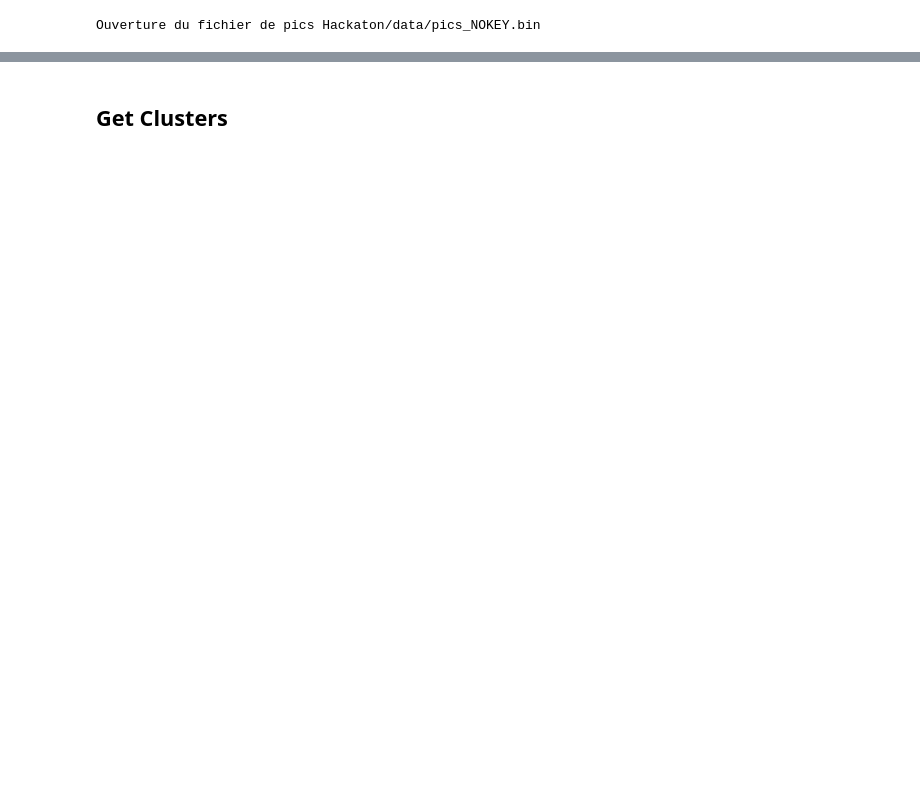
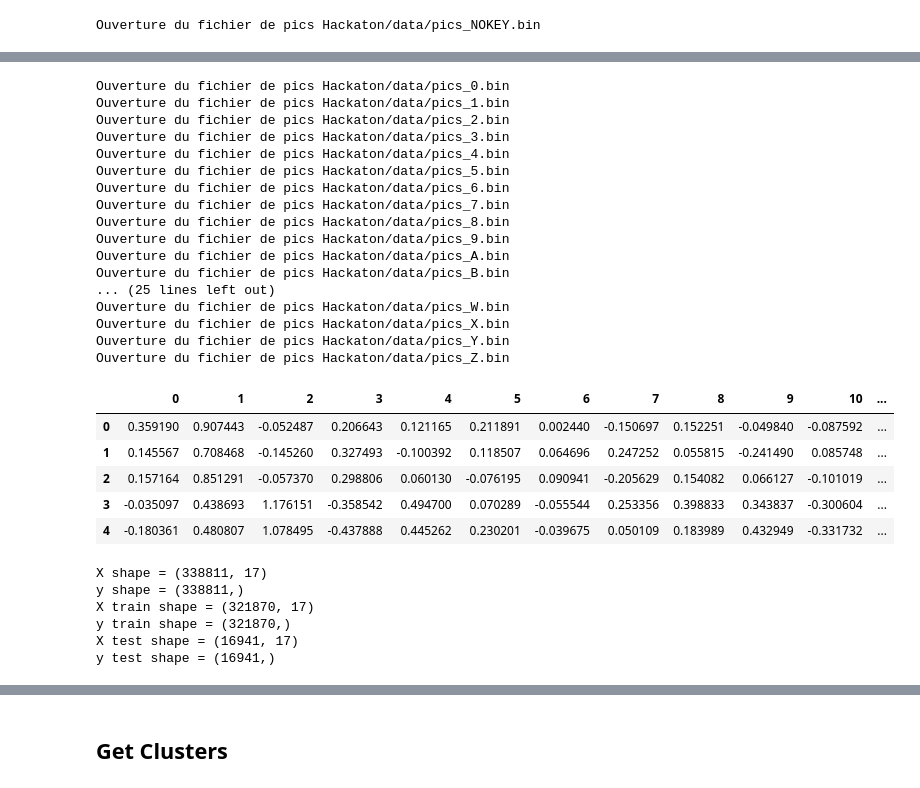
Before and after one commit to Craizox/hackathon, a Jupyter notebook: Hackathon.ipynb, the cells around one changed output, grey strips where cells are left out. Drawn from its saved outputs; the diff is of its cells as text; code cells hidden in the pictures; blank space fills up the shorter version.

```diff
--- a/Hackathon.ipynb
+++ b/Hackathon.ipynb
@@ -72,2 +42,69 @@ Ouverture du fichier de pics Hackaton/data/pics_Z.bin
+# %%
+pics_name = os.listdir('Hackaton/data/')
+pics_name.remove('pics_LOGINMDP.bin')
+#pics_name.remove('pics_CTRL.bin')
+#ics_name.remove('pics_SHIFT.bin')
+pics_name.remove('pics_NOKEY.bin')
+data = dict()
+for i in range(17):
+    data[str(i)] = []
+data["name"] = []
+
+for pic_name in pics_name:
+    pics_key, info = get_pics_from_file(f'Hackaton/data/{pic_name}')
+    signal = np.array(pics_key) - noise
+    mean_dic[pic_name] = signal.mean(axis=0)
+    for pics in signal:
+        for i, pic in enumerate(pics):
+            data[str(i)].append(pic)
+        data["name"].append(pic_name)
+
+df = pd.DataFrame(data)
+df.head(5)
+# %% [output]
+Ouverture du fichier de pics Hackaton/data/pics_0.bin
+Ouverture du fichier de pics Hackaton/data/pics_1.bin
+Ouverture du fichier de pics Hackaton/data/pics_2.bin
+Ouverture du fichier de pics Hackaton/data/pics_3.bin
+Ouverture du fichier de pics Hackaton/data/pics_4.bin
+Ouverture du fichier de pics Hackaton/data/pics_5.bin
+Ouverture du fichier de pics Hackaton/data/pics_6.bin
+Ouverture du fichier de pics Hackaton/data/pics_7.bin
+Ouverture du fichier de pics Hackaton/data/pics_8.bin
+Ouverture du fichier de pics Hackaton/data/pics_9.bin
+Ouverture du fichier de pics Hackaton/data/pics_A.bin
+Ouverture du fichier de pics Hackaton/data/pics_B.bin
+... (25 lines left out)
+Ouverture du fichier de pics Hackaton/data/pics_W.bin
+Ouverture du fichier de pics Hackaton/data/pics_X.bin
+Ouverture du fichier de pics Hackaton/data/pics_Y.bin
+Ouverture du fichier de pics Hackaton/data/pics_Z.bin
+|  | 0 | 1 | 2 | 3 | 4 | 5 | 6 | 7 | 8 | 9 | 10 | ... |
+| 0 | 0.359190 | 0.907443 | -0.052487 | 0.206643 | 0.121165 | 0.211891 | 0.002440 | -0.150697 | 0.152251 | -0.049840 | -0.087592 | ... |
+| 1 | 0.145567 | 0.708468 | -0.145260 | 0.327493 | -0.100392 | 0.118507 | 0.064696 | 0.247252 | 0.055815 | -0.241490 | 0.085748 | ... |
+| 2 | 0.157164 | 0.851291 | -0.057370 | 0.298806 | 0.060130 | -0.076195 | 0.090941 | -0.205629 | 0.154082 | 0.066127 | -0.101019 | ... |
+| 3 | -0.035097 | 0.438693 | 1.176151 | -0.358542 | 0.494700 | 0.070289 | -0.055544 | 0.253356 | 0.398833 | 0.343837 | -0.300604 | ... |
+| 4 | -0.180361 | 0.480807 | 1.078495 | -0.437888 | 0.445262 | 0.230201 | -0.039675 | 0.050109 | 0.183989 | 0.432949 | -0.331732 | ... |
+# %%
+X = df.iloc[:, :-1]
+y = df.iloc[:, 17]
+
+print("X shape = " + str(X.shape))
+print("y shape = " + str(y.shape))
+
+
+X_train, X_test, y_train, y_test = train_test_split(X, y, test_size=0.05, shuffle=True, random_state=42)
+
+print("X train shape = " + str(X_train.shape))
+print("y train shape = " + str(y_train.shape))
+print("X test shape = " + str(X_test.shape))
+print("y test shape = " + str(y_test.shape))
+# %% [output]
+X shape = (338811, 17)
+y shape = (338811,)
+X train shape = (321870, 17)
+y train shape = (321870,)
+X test shape = (16941, 17)
+y test shape = (16941,)
 # %%
 pics_login, info = get_pics_from_file(f'Hackaton/data/pics_LOGINMDP.bin')
```
Also changed, not shown: parts of 34 cells of this notebook.
